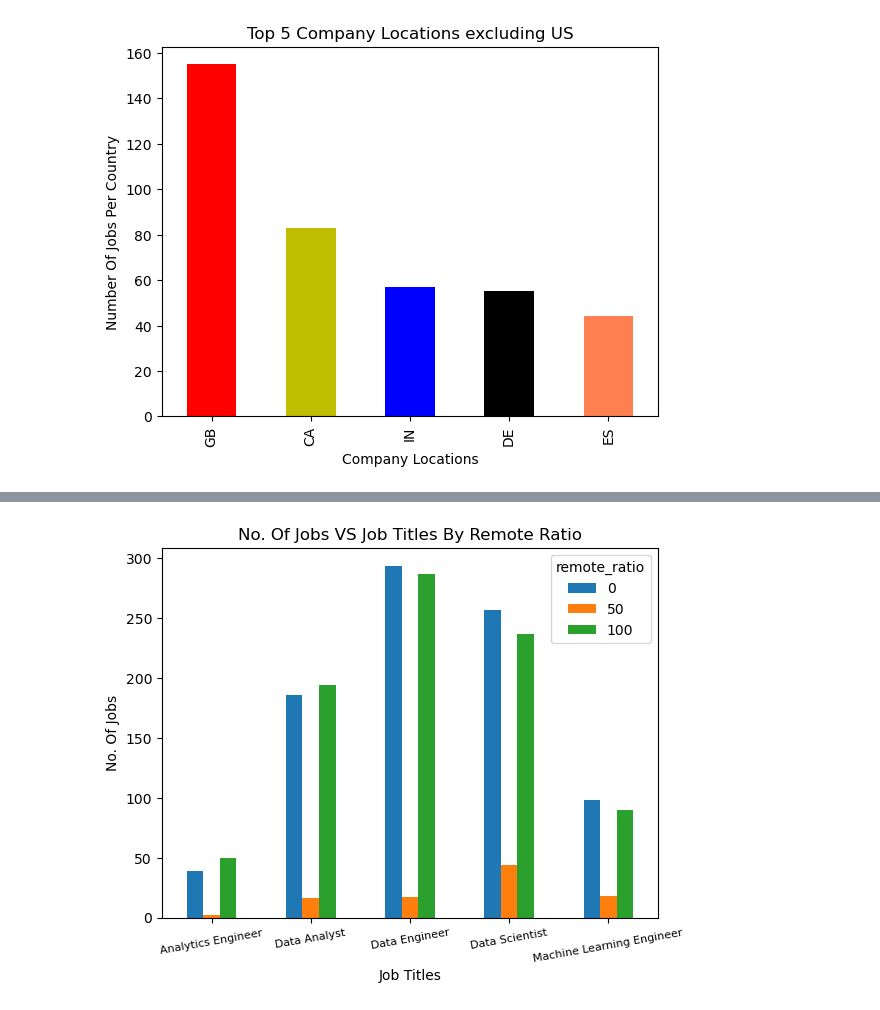
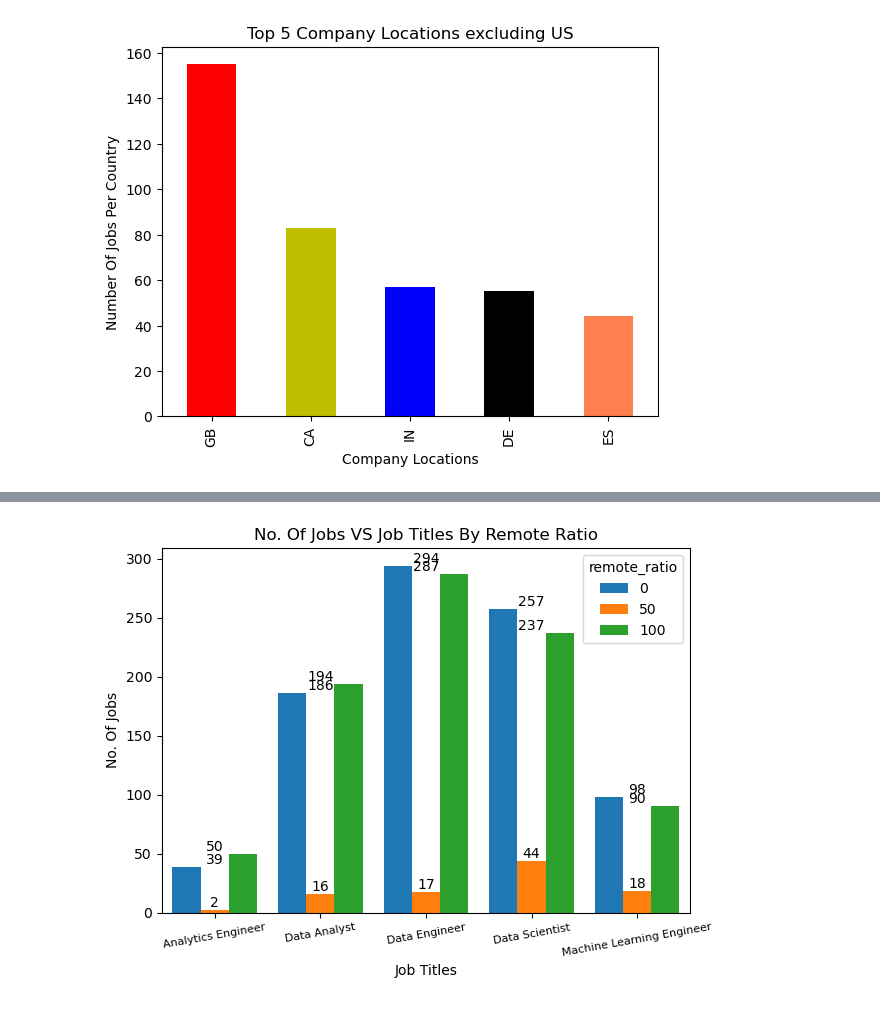
Before and after one commit to garimac12/project_acai, a Jupyter notebook: Project_NN.ipynb, the cells around one changed output, grey strips where cells are left out. Cells and saved outputs as stored; diff of their text form; code cells hidden in the pictures.

```diff
--- a/Project_NN.ipynb
+++ b/Project_NN.ipynb
@@ -268,7 +272,9 @@ c = "skyblue"
 
 # Calculate median values
 medians2 = df.groupby("remote_ratio")["salary_in_usd"].median()
+median_positions = range(1, len(medians2) + 1)
 
+# Create the boxplot
 df.boxplot(
     column=["salary_in_usd"],
     by=["remote_ratio"],
@@ -284,7 +290,10 @@ plt.ylabel('Salary (in USD)')
 
 # Add median values as annotations
 for i, med in enumerate(medians2):
-    plt.text(i + 1, med, f"{med:.0f}", ha="center", va="bottom", color=b)
+    plt.text(median_positions[i], med, f"{med:.0f}", ha="center", va="bottom", color=b)
+
+# Draw lines connecting the medians
+plt.plot(median_positions, medians2, marker='o', color=b, linestyle='-')
 
 y_ticks = range(0, 500000, 50000)
 plt.yticks(y_ticks)
@@ -313,6 +322,7 @@ pd.set_option('display.max_rows', None)
 
 # Calculate median values
 medians3 = final_df_remove_outlierr.groupby("remote_ratio")["salary_in_usd"].median()
+median_positions = range(1, len(medians3) + 1)
 
 # Create the boxplot
 final_df_remove_outlierr.boxplot(
@@ -326,7 +336,10 @@ final_df_remove_outlierr.boxplot(
 
 # Add median values as annotations
 for i, med in enumerate(medians3):
-    plt.text(i + 1, med, f"{med:.0f}", ha="center", va="bottom", color=b)
+    plt.text(median_positions[i], med, f"{med:.0f}", ha="center", va="bottom", color=b)
+
+# Draw lines connecting the medians
+plt.plot(median_positions, medians3, marker='o', color=b, linestyle='-')
 
 plt.title('Salary VS Remote Ratio(%) (No Outliers)')
 plt.xlabel('Remote Ratio (%)')
@@ -346,24 +359,69 @@ plt.show()
 # %%
+# Dependencies
+import pandas as pd
+import matplotlib.pyplot as plt
+import scipy.stats as st
+import numpy as np
+import statistics as stat
+
+# Reading the Data Set
+df = pd.read_csv("./ds_salaries.csv")
+df.head()
+
+# DATA CLEANING
+
+# Checking for missing values in the dataset
+missing_values = df.isnull().sum()
+missing_values
+
+# Checking for null values
+df.isna().sum()
+
+# Find duplicate rows
+duplicate_rows = df[df.duplicated()]
+# Remove duplicate rows
+df = df.drop_duplicates()
+df
+
 # JOB TITLE VS REMOTE RATIO
 
-reduced_dataframe=df.groupby(["job_title"]).remote_ratio.value_counts().reset_index(name="no_of_jobs")
-largest_five_residence_series=reduced_dataframe.groupby(["job_title"])["no_of_jobs"].sum().nlargest(5)
-making_dataframe=largest_five_residence_series.to_frame().reset_index()
+reduced_dataframe = df.groupby(["job_title"]).remote_ratio.value_counts().reset_index(name="no_of_jobs")
+largest_five_residence_series = reduced_dataframe.groupby(["job_title"])["no_of_jobs"].sum().nlargest(5)
+making_dataframe = largest_five_residence_series.to_frame().reset_index()
 final_dataframe_largefive_residence = reduced_dataframe[reduced_dataframe["job_title"].isin(making_dataframe["job_title"])]
-pivot_dataframe_plotting=final_dataframe_largefive_residence.pivot(index="job_title", columns ="remote_ratio", values= "no_of_jobs")
-pivot_dataframe_plotting.plot(kind="bar")
-plt.xticks(rotation = 10, fontsize=8)
+pivot_dataframe_plotting = final_dataframe_largefive_residence.pivot(index="job_title", columns="remote_ratio", values="no_of_jobs")
+
+
+
+# ... (your existing code)
+
+# Calculate the width of the bars (adjust the value as needed)
+bar_width = 0.8
+
+# Plotting the bar chart with adjusted bar width
+ax = pivot_dataframe_plotting.plot(kind="bar", width=bar_width)
+
+# Add labels for each bar's value on top of the bar
+for i in range(len(pivot_dataframe_plotting)):
+    for j in range(len(pivot_dataframe_plotting.columns)):
+        value = pivot_dataframe_plotting.iloc[i, j]
+        ax.text(i, value, str(value), ha='center', va='bottom', fontsize=10)  # Adjust 'va' to 'bottom'
+
+plt.xticks(rotation=10, fontsize=8)
 plt.title('No. Of Jobs VS Job Titles By Remote Ratio')
 plt.xlabel('Job Titles')
 plt.ylabel('No. Of Jobs')
 
+# Adjust the x-axis limits to increase its length
+plt.xlim(-0.5, len(pivot_dataframe_plotting) - 0.5)
 
+plt.tight_layout()  # Ensures that labels do not overlap
 plt.savefig("output_data_NN/Fig5_salary_remote_ratio.png")
+
 plt.show()
 
-
-#ANALYSIS- We can easily analyze from the plot that for every job title,
-#Hybrid model was not favourable how ever fully
-#remote or on-site work model are preferable by companies.
+# ANALYSIS - We can easily analyze from the plot that for every job title,
+# Hybrid model was not favorable; however, fully
+# remote or on-site work models are preferable by companies.
 # %% [output]
-[figure, old version]
+[figure, new version]
```
Also changed, not shown: parts of 5 cells of this notebook.
